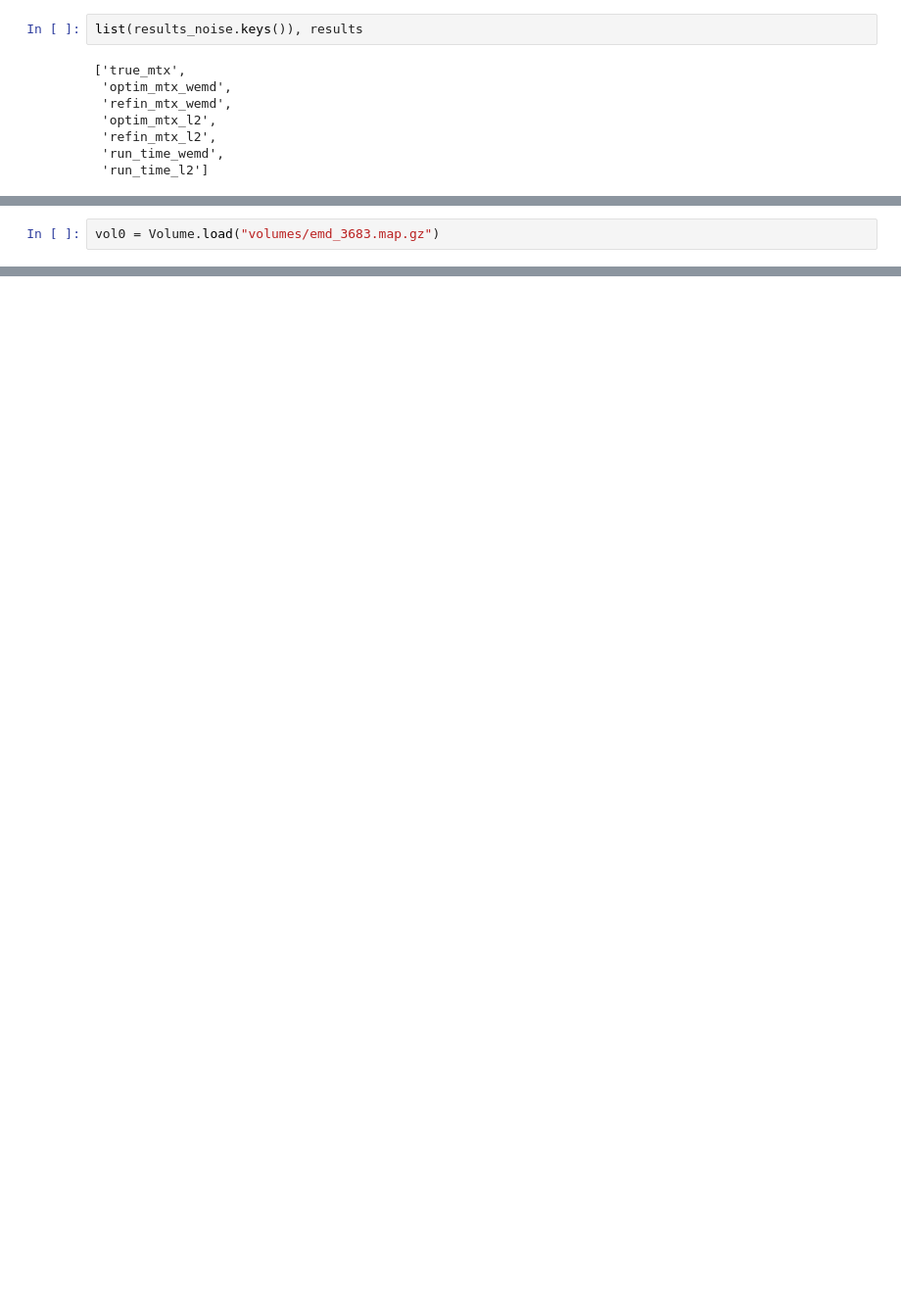
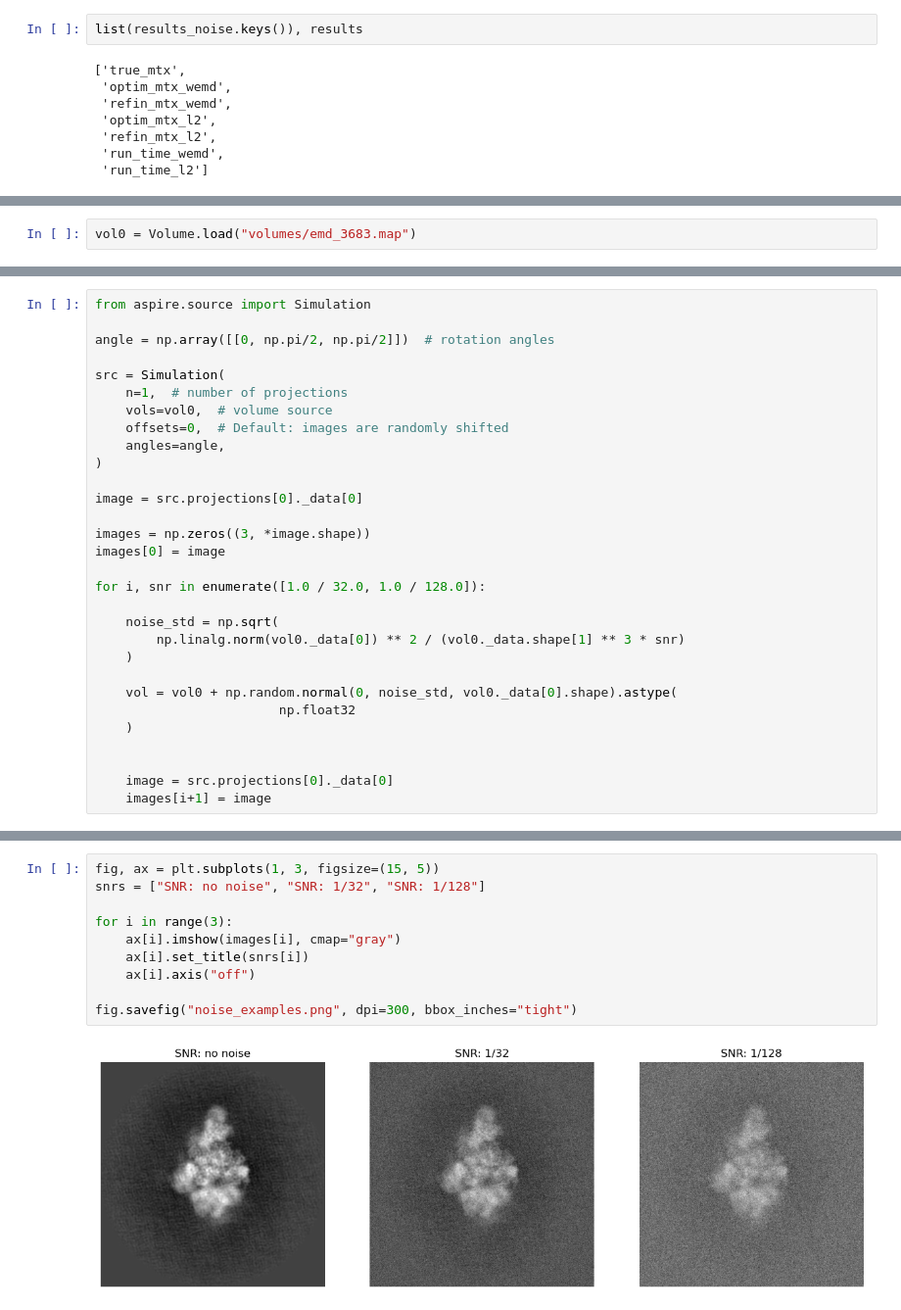
Before and after one commit to DSilva27/snds_631_finalproject_DSilva, a Jupyter notebook: report_results/report_figures.ipynb, the cells around one changed output, grey strips where cells are left out. Shown at 98% size. Saved outputs shown, nothing was run; the diff lists cells and outputs as text; blank space fills up the shorter version.

```diff
--- a/report_results/report_figures.ipynb
+++ b/report_results/report_figures.ipynb
@@ -198,3 +192,3 @@ true_mtx, optim_mtx
 # %%
-vol0 = Volume.load("volumes/emd_3683.map.gz")
+vol0 = Volume.load("volumes/emd_3683.map")
 # %% [output]
@@ -236,0 +196,30 @@ vol0_rot_optim.save("emd_3683_optim.map.gz")
+# %%
+from aspire.source import Simulation
+
+angle = np.array([[0, np.pi/2, np.pi/2]])  # rotation angles
+
+src = Simulation(
+    n=1,  # number of projections
+    vols=vol0,  # volume source
+    offsets=0,  # Default: images are randomly shifted
+    angles=angle,
+)
+
+image = src.projections[0]._data[0]
+
+images = np.zeros((3, *image.shape))
+images[0] = image
+
+for i, snr in enumerate([1.0 / 32.0, 1.0 / 128.0]):
+
+    noise_std = np.sqrt(
+        np.linalg.norm(vol0._data[0]) ** 2 / (vol0._data.shape[1] ** 3 * snr)
+    )
+
+    vol = vol0 + np.random.normal(0, noise_std, vol0._data[0].shape).astype(
+                        np.float32
+    )
+
+
+    image = src.projections[0]._data[0]
+    images[i+1] = image
@@ -236,0 +230,12 @@ vol0_rot_optim.save("emd_3683_optim.map.gz")
+# %%
+fig, ax = plt.subplots(1, 3, figsize=(15, 5))
+snrs = ["SNR: no noise", "SNR: 1/32", "SNR: 1/128"]
+
+for i in range(3):
+    ax[i].imshow(images[i], cmap="gray")
+    ax[i].set_title(snrs[i])
+    ax[i].axis("off")
+
+fig.savefig("noise_examples.png", dpi=300, bbox_inches="tight")
+# %% [output]
+[figure, added]
```
Also changed, not shown: parts of 18 cells of this notebook, 9 other files.
